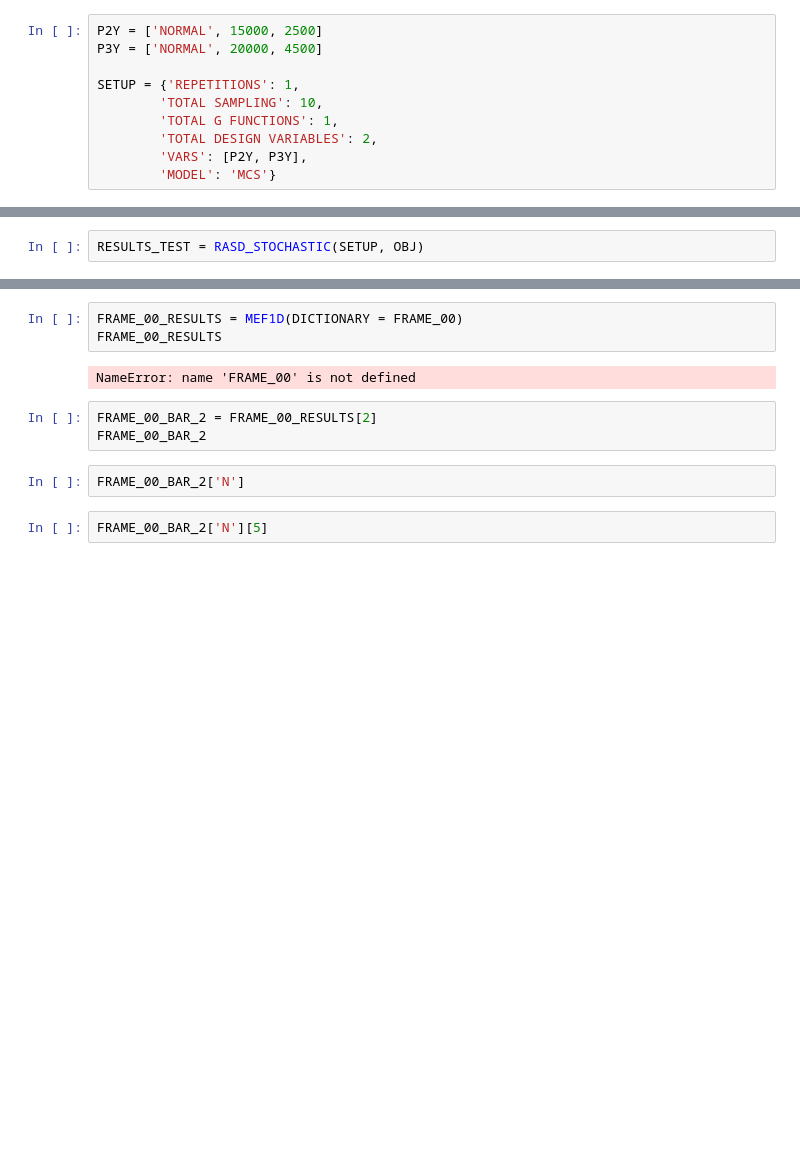
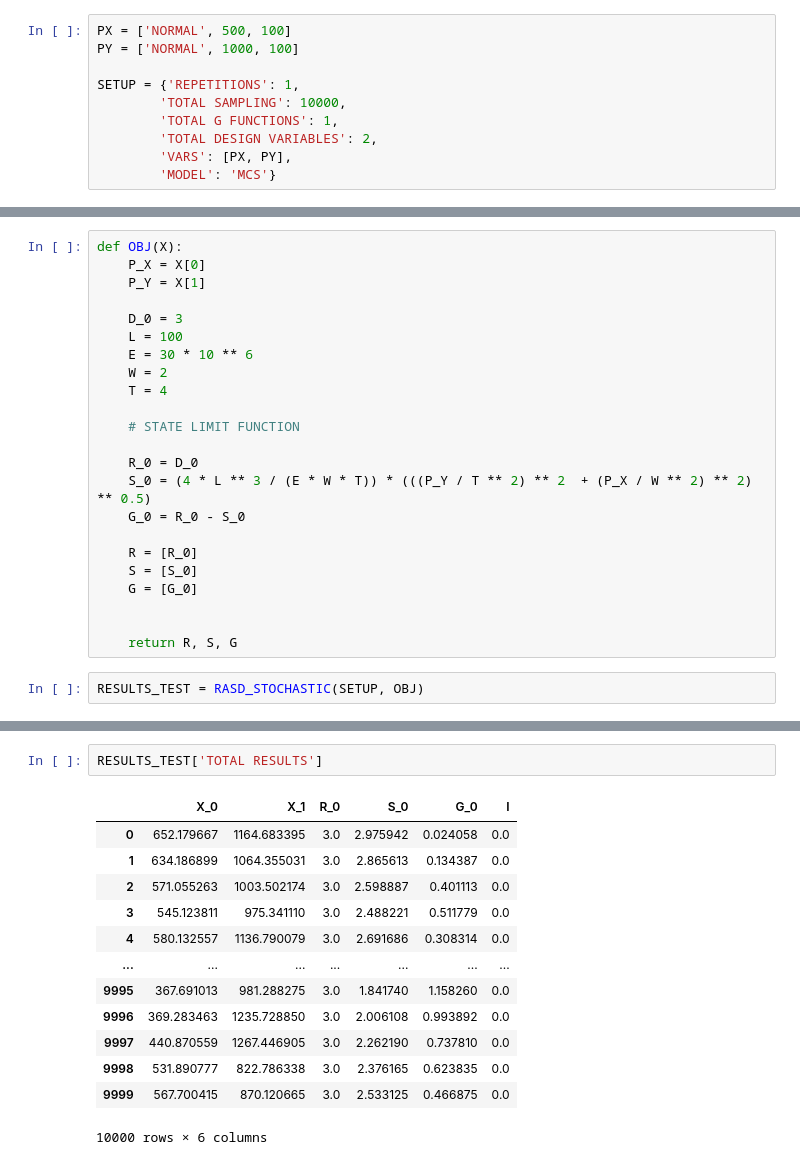
Before and after one commit to wmpjrufg/RASD-ALGORITMOS, a Jupyter notebook: RASD_DU_EXAMPLE_DESIGN.ipynb, the cells around one changed output, grey strips where cells are left out. Cells and saved outputs as stored; diff of their text form; blank space fills up the shorter version.

```diff
--- a/RASD_DU_EXAMPLE_DESIGN.ipynb
+++ b/RASD_DU_EXAMPLE_DESIGN.ipynb
@@ -28,10 +28,10 @@ Requirement already satisfied: FINITO-FEM-TOOLBOX in c:\users\wanderlei\anaconda
 # %%
-P2Y = ['NORMAL', 15000, 2500]
-P3Y = ['NORMAL', 20000, 4500]
+PX = ['NORMAL', 500, 100]
+PY = ['NORMAL', 1000, 100]
 
 SETUP = {'REPETITIONS': 1,
-        'TOTAL SAMPLING': 10,
+        'TOTAL SAMPLING': 10000,
         'TOTAL G FUNCTIONS': 1,
         'TOTAL DESIGN VARIABLES': 2,
-        'VARS': [P2Y, P3Y],
+        'VARS': [PX, PY],
         'MODEL': 'MCS'}
@@ -95,3 +38,26 @@ def OBJ(X):
+# %%
+def OBJ(X):
+    P_X = X[0]
+    P_Y = X[1]
+
+    D_0 = 3
+    L = 100
+    E = 30 * 10 ** 6
+    W = 2
+    T = 4
+
+    # STATE LIMIT FUNCTION
+
+    R_0 = D_0
+    S_0 = (4 * L ** 3 / (E * W * T)) * (((P_Y / T ** 2) ** 2  + (P_X / W ** 2) ** 2) ** 0.5)
+    G_0 = R_0 - S_0
+
+    R = [R_0]
+    S = [S_0]
+    G = [G_0]
+
+
+    return R, S, G
 # %%
 RESULTS_TEST = RASD_STOCHASTIC(SETUP, OBJ)
 # %%
@@ -111,12 +82,16 @@ RESULTS_TEST
-# %%
-FRAME_00_RESULTS = MEF1D(DICTIONARY = FRAME_00)
-FRAME_00_RESULTS
-# %% [output]
-NameError: name 'FRAME_00' is not defined
-# %%
-FRAME_00_BAR_2 = FRAME_00_RESULTS[2]
-FRAME_00_BAR_2
-# %%
-FRAME_00_BAR_2['N']
-# %%
-FRAME_00_BAR_2['N'][5]
+# %%
+RESULTS_TEST['TOTAL RESULTS']
+# %% [output]
+|  | X_0 | X_1 | R_0 | S_0 | G_0 | I |
+| 0 | 652.179667 | 1164.683395 | 3.0 | 2.975942 | 0.024058 | 0.0 |
+| 1 | 634.186899 | 1064.355031 | 3.0 | 2.865613 | 0.134387 | 0.0 |
+| 2 | 571.055263 | 1003.502174 | 3.0 | 2.598887 | 0.401113 | 0.0 |
+| 3 | 545.123811 | 975.341110 | 3.0 | 2.488221 | 0.511779 | 0.0 |
+| 4 | 580.132557 | 1136.790079 | 3.0 | 2.691686 | 0.308314 | 0.0 |
+| ... | ... | ... | ... | ... | ... | ... |
+| 9995 | 367.691013 | 981.288275 | 3.0 | 1.841740 | 1.158260 | 0.0 |
+| 9996 | 369.283463 | 1235.728850 | 3.0 | 2.006108 | 0.993892 | 0.0 |
+| 9997 | 440.870559 | 1267.446905 | 3.0 | 2.262190 | 0.737810 | 0.0 |
+| 9998 | 531.890777 | 822.786338 | 3.0 | 2.376165 | 0.623835 | 0.0 |
+| 9999 | 567.700415 | 870.120665 | 3.0 | 2.533125 | 0.466875 | 0.0 |
+10000 rows × 6 columns
```
Also changed, not shown: parts of 6 cells of this notebook, 6 other files.
